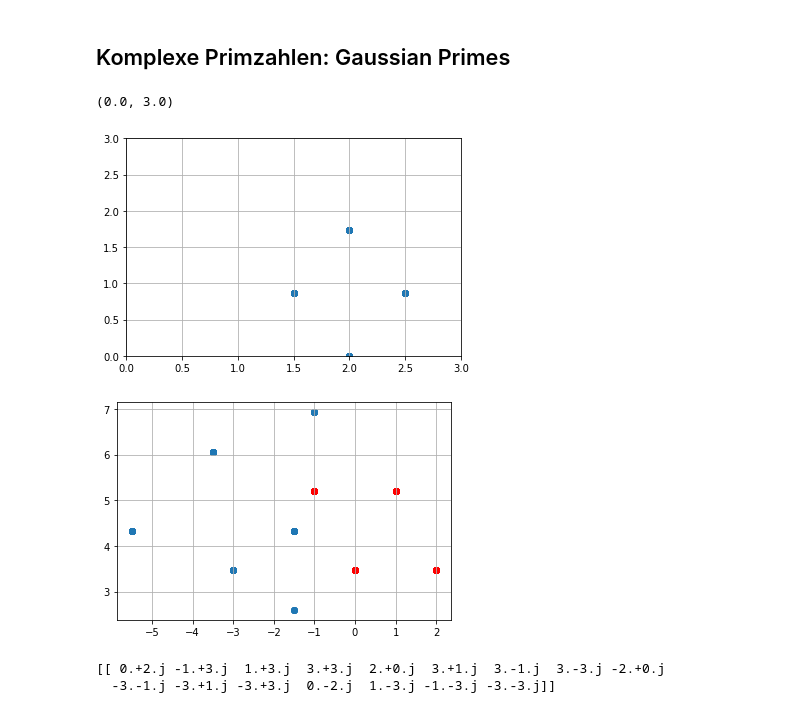
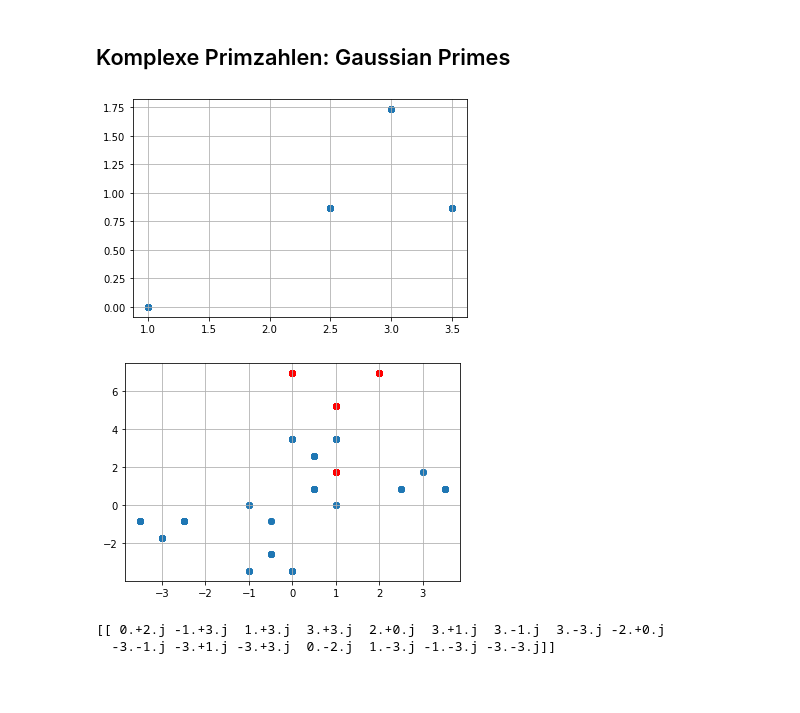
Before and after one commit to frozenhairdryer/Multiple_NOMA, a Jupyter notebook: format_ideas.ipynb, the cells around one changed output. Cells and saved outputs as stored; diff of their text form; code cells hidden in the pictures; blank space fills up the shorter version.

```diff
--- a/format_ideas.ipynb
+++ b/format_ideas.ipynb
@@ -152,30 +152,39 @@ theoretisch gut mit weiteren Usern skalierbar, nur mit MZM durchführbar
 ## Komplexe Primzahlen: Gaussian Primes ##
 # %%
 #eisenstein prime numbers
-eisdict = {
-  1: 2,
-  2: 1+np.exp(1j*np.pi/3),
+eisdict1 = {
+  1: 1,
+  2: 3+np.exp(1j*np.pi/3),
   3: 2+np.exp(1j*np.pi/3),
-  4: 1+2*np.exp(1j*np.pi/3)
+  4: 2+2*np.exp(1j*np.pi/3)
+
+}
+
+eisdict2 = {
+  #1: 1,
+  #2: 3+2*np.exp(1j*np.pi/3),
+  #3: 4+np.exp(1j*np.pi/3),
+  #4: 2
+    1: 1,
+    2: np.exp(1j*np.pi/3),
+    3: np.exp(1j*4*np.pi/3),
+    4: np.exp(1j*3*np.pi/3)
 }
 
 T1 = np.zeros(100,complex)
 T2 = np.zeros(100,complex)
 E1 = rng.integers(1,5, size=100)
 E2 = rng.integers(1,5, size=100)
 for e in range(np.size(E1)):
-    T1[e]=eisdict[E1[e]]
-    T2[e]=eisdict[E2[e]]
+    T1[e]=eisdict1[E1[e]]
+    T2[e]=eisdict2[E2[e]]
 
 plt.scatter(np.real(T1),np.imag(T1))
 plt.grid()
-plt.xlim(0,3)
-plt.ylim(0,3)
 # %% [output]
-(0.0, 3.0)
-[figure, old version]
+[figure, new version]
 # %%
-T2=T2*np.exp(1j*np.pi/3)
+#T2=T2*np.exp(1j*np.pi/3)
 plt.scatter(np.real(T1*T2),np.imag(T1*T2))
 plt.scatter(np.real(T1*2*np.exp(1j*np.pi/3)),np.imag(T1*2*np.exp(1j*np.pi/3)),color='red')
 #plt.scatter(np.real(T1*(1+np.exp(1j*np.pi/3))*np.exp(1j*np.pi/3)),np.imag(T1*(1+np.exp(1j*np.pi/3))*np.exp(1j*np.pi/3)),color='g')
@@ -184,7 +193,7 @@ plt.scatter(np.real(T1*2*np.exp(1j*np.pi/3)),np.imag(T1*2*np.exp(1j*np.pi/3)),co
 
 plt.grid()
 # %% [output]
-[figure, old version]
+[figure, new version]
 # %%
 #Gaussian primes
 G1=np.matrix([1+1j,1-1j,-1+1j,-1-1j])
```
Also changed, not shown: parts of 7 cells of this notebook, 1 other file.
